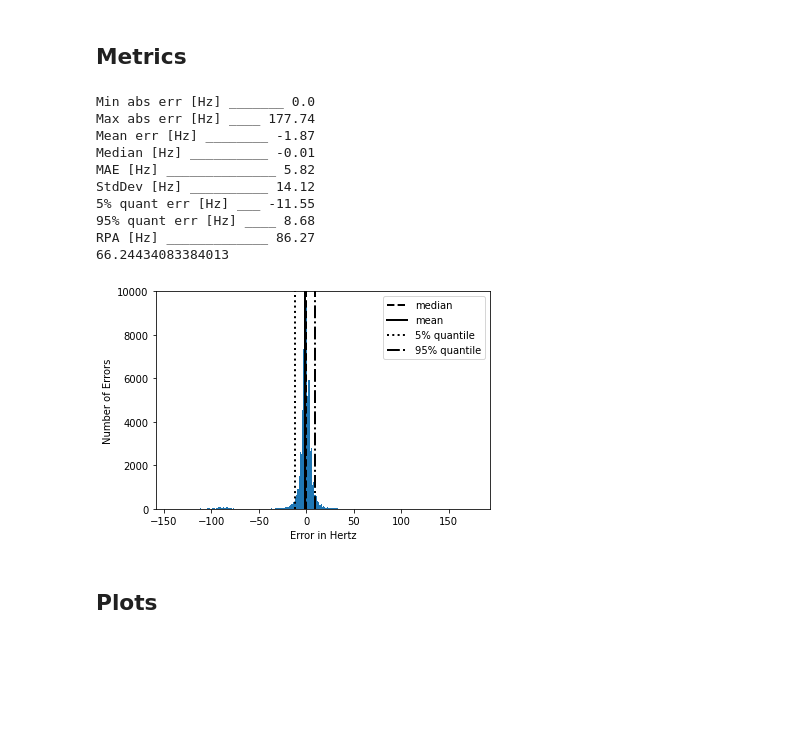
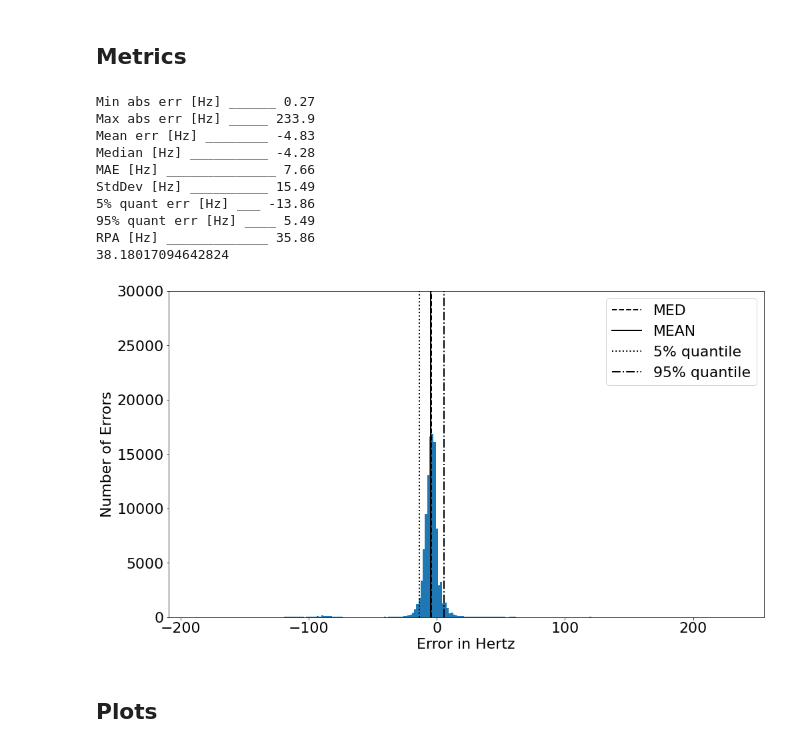
Before and after one commit to wolfisberg/zhaw-ba-online, a Jupyter notebook: deepf0/DEEP_F0.ipynb, the cells around one changed output. Drawn from its saved outputs; the diff is of its cells as text; code cells hidden in the pictures; blank space fills up the shorter version.

```diff
--- a/deepf0/DEEP_F0.ipynb
+++ b/deepf0/DEEP_F0.ipynb
@@ -309,7 +309,7 @@ def resblock(x, filters, kernelsize, dilationrate, name):
 def get_model_deepf0():
     layers = 1
     filters = 128
-    width = 64
+    width = 512
     strides = (16, 1)
     dilation_rate = 8
 
@@ -437,5 +486,5 @@ model.load_weights(os.path.join('/content/drive/MyDrive/BA_2021/deepf0/checkpoin
 # %%
-from rt_pie.utils import converters
+from rt_pie_lib import converters
 def prediction():
     predicted_c = []
     true_c = []
@@ -447,7 +496,8 @@ def prediction():
         inp_vector.append(outp)
         true_cents = converters.convert_bin_to_local_average_cents(outp)
         true_c.append(true_cents)
-        predicted_cents = converters.convert_bin_to_local_average_cents(np.squeeze(predicted))
+        #predicted_cents = convert_bin_to_local_average_cents_lowest_maxima(np.squeeze(predicted))
+        predicted_cents = convert_bin_to_local_average_cents(np.squeeze(predicted))
         predicted_c.append(predicted_cents)
 
     predicted_vector = np.reshape(np.array(predicted_vector), ((len(predicted_vector) * len(predicted_vector[0]), 360)))
@@ -461,33 +511,6 @@ def prediction():
     predicted_hz = converters.convert_cent_to_hz(predicted_c)
     diff = true_hz - predicted_hz
     return predicted_hz, true_hz, true_c, predicted_c, diff, inp_vector, predicted_vector
-# %%
-from rt_pie.utils import converters
-def prediction():
-    predicted_c = []
-    true_c = []
-    inp_vector = []
-    predicted_vector = []
-    for inp, outp in dataset_test:
-        predicted = model.predict(inp)
-        predicted_vector.append(predicted)
-        inp_vector.append(outp)
-        true_cents = converters
-        true_c.append(true_cents)
-        predicted_cents = converters.convert_bin_to_local_average_cents(np.squeeze(predicted))
-        predicted_c.append(predicted_cents)
-
-    predicted_vector = np.reshape(np.array(predicted_vector), ((len(predicted_vector) * len(predicted_vector[0]), 360)))
-    inp_vector = np.reshape(np.array(inp_vector), ((len(inp_vector) * len(inp_vector[0]), 360)))
-
-    true_c = np.reshape(np.array(true_c), (1, (len(true_c)*len(true_c[0]))))
-    true_c = np.squeeze(true_c)
-    true_hz = converters.convert_cent_to_hz(true_c)
-    predicted_c = np.reshape(np.array(predicted_c), (1, (len(predicted_c)*len(predicted_c[0]))))
-    predicted_c = np.squeeze(predicted_c)
-    predicted_hz = converters.convert_cent_to_hz(predicted_c)
-    diff = true_hz - predicted_hz
-    return predicted_hz, true_hz, true_c, predicted_c, diff, inp_vector, predicted_vector
 # %%
 predicted_hz, true_hz, true_cent, predicted_cent, diff, inp_vector, predicted_vector = prediction()
 # %% [markdown]
@@ -495,10 +518,11 @@ predicted_hz, true_hz, true_cent, predicted_cent, diff, inp_vector, predicted_ve
 # %%
 ## Hertz filter
 combined = zip(true_hz, predicted_hz)
-filtered = [x for x in list(combined) if x[0] > 60 and x[1] > 60 and x[1] < 400]
+# filtered = combined
+filtered = [x for x in list(combined) if x[0] > 60 and x[0] < 400 and x[1] > 60 and x[1] < 400]
 filtered_unzipped = np.array(list(zip(*filtered)))
 diff_filtered = filtered_unzipped[0] - filtered_unzipped[1]
-
+print(len(diff), len(diff_filtered))
 ## Cent filter
 combined_cent = zip(true_cent, predicted_cent)
 filtered_cent = [x for x in list(combined_cent) if x[0] > 3101.95500087 and x[1] > 3101.95500087]
@@ -537,20 +625,21 @@ np.mean(divided)
 # %% [markdown]
 ## Metrics
 # %%
-from rt_pie.utils import metrics
-hz_metrics = metrics.get_hz_metrics(filtered_unzipped[0], filtered_unzipped[1], print_output=True, rpa_relative_tolerance=0.05)
+plt.rcParams.update({'font.size': 22})
+from rt_pie_lib import metrics
+hz_metrics = metrics.get_hz_metrics(filtered_unzipped[0], filtered_unzipped[1], print_output=True)
 rpa_cent = metrics.raw_pitch_accuracy_cent(filtered_c_unzipped[0], filtered_c_unzipped[1])
 print(rpa_cent)
 hist = histogram(diff_filtered)
 # %% [output]
-Min abs err [Hz] _______ 0.0
-Max abs err [Hz] ____ 177.74
-Mean err [Hz] ________ -1.87
-Median [Hz] __________ -0.01
-MAE [Hz] ______________ 5.82
-StdDev [Hz] __________ 14.12
-5% quant err [Hz] ___ -11.55
-95% quant err [Hz] ____ 8.68
-RPA [Hz] _____________ 86.27
-66.24434083384013
+Min abs err [Hz] ______ 0.27
+Max abs err [Hz] _____ 233.9
+Mean err [Hz] ________ -4.83
+Median [Hz] __________ -4.28
+MAE [Hz] ______________ 7.66
+StdDev [Hz] __________ 15.49
+5% quant err [Hz] ___ -13.86
+95% quant err [Hz] ____ 5.49
+RPA [Hz] _____________ 35.86
+38.18017094642824
-[figure, old version]
+[figure, new version]
```
Also changed, not shown: parts of 10 cells of this notebook.
